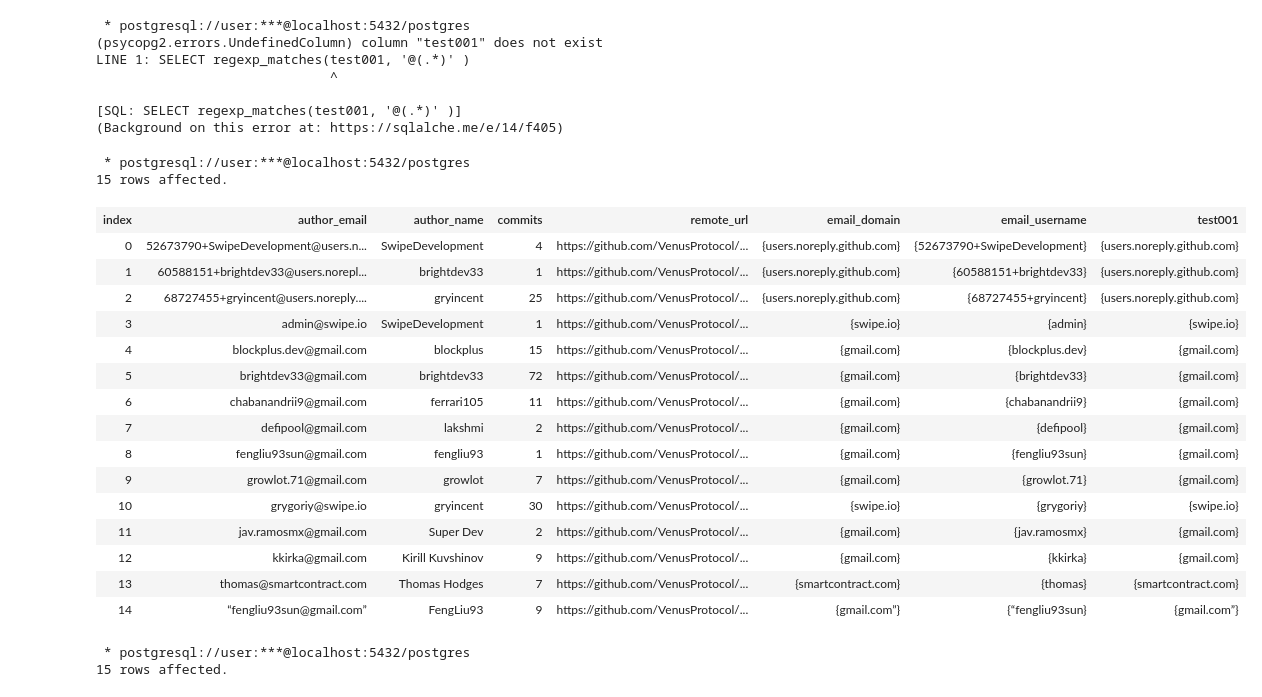
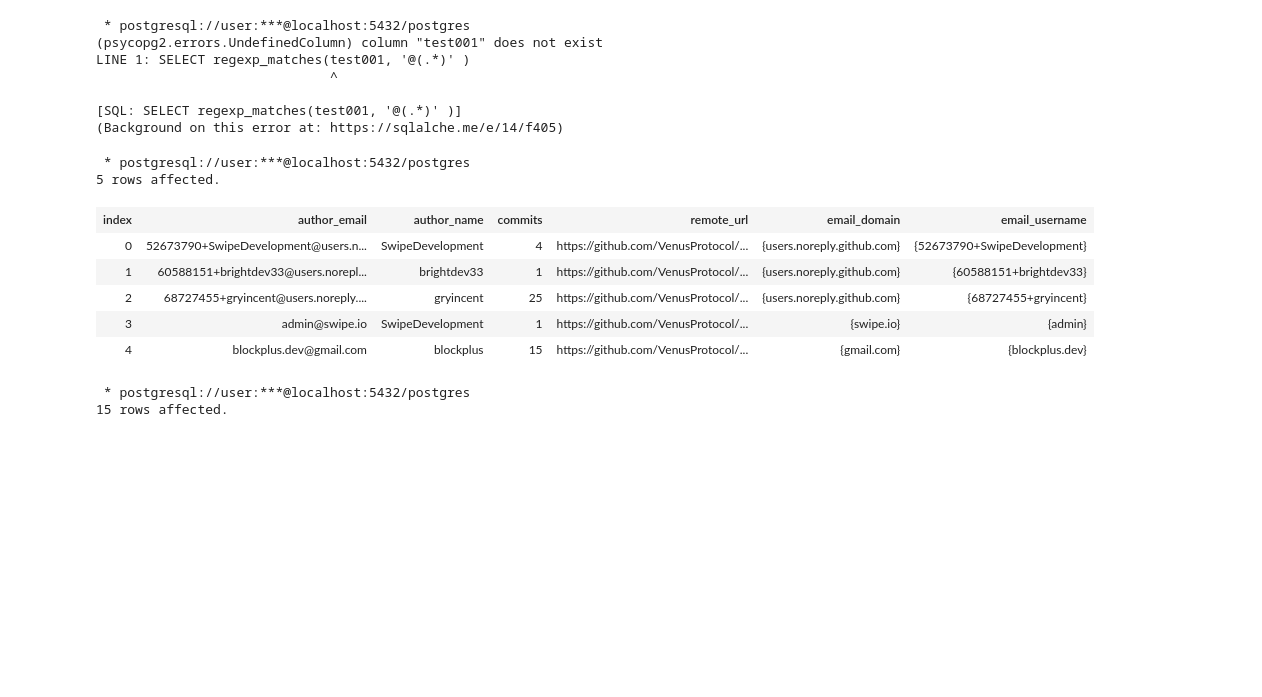
Before and after one commit to dentropy/udacity-capstone, a Jupyter notebook: sql_practice.ipynb, the cells around one changed output. Cells and saved outputs as stored; diff of their text form; code cells hidden in the pictures; blank space fills up the shorter version.

```diff
--- a/sql_practice.ipynb
+++ b/sql_practice.ipynb
@@ -133,26 +123,16 @@ LINE 1: SELECT regexp_matches(test001, '@(.*)' )
 (Background on this error at: https://sqlalche.me/e/14/f405)
 # %%
 %%sql
-SELECT * FROM test_git_metadata;
+SELECT * FROM test_git_metadata limit(5);
 # %% [output]
  * postgresql://user:***@localhost:5432/postgres
-15 rows affected.
+5 rows affected.
-| index | author_email | author_name | commits | remote_url | email_domain | email_username | test001 |
-| 0 | 52673790+SwipeDevelopment@users.n... | SwipeDevelopment | 4 | https://github.com/VenusProtocol/... | {users.noreply.github.com} | {52673790+SwipeDevelopment} | {users.noreply.github.com} |
-| 1 | 60588151+brightdev33@users.norepl... | brightdev33 | 1 | https://github.com/VenusProtocol/... | {users.noreply.github.com} | {60588151+brightdev33} | {users.noreply.github.com} |
-| 2 | 68727455+gryincent@users.noreply.... | gryincent | 25 | https://github.com/VenusProtocol/... | {users.noreply.github.com} | {68727455+gryincent} | {users.noreply.github.com} |
-| 3 | admin@swipe.io | SwipeDevelopment | 1 | https://github.com/VenusProtocol/... | {swipe.io} | {admin} | {swipe.io} |
-| 4 | blockplus.dev@gmail.com | blockplus | 15 | https://github.com/VenusProtocol/... | {gmail.com} | {blockplus.dev} | {gmail.com} |
-| 5 | brightdev33@gmail.com | brightdev33 | 72 | https://github.com/VenusProtocol/... | {gmail.com} | {brightdev33} | {gmail.com} |
-| 6 | chabanandrii9@gmail.com | ferrari105 | 11 | https://github.com/VenusProtocol/... | {gmail.com} | {chabanandrii9} | {gmail.com} |
-| 7 | defipool@gmail.com | lakshmi | 2 | https://github.com/VenusProtocol/... | {gmail.com} | {defipool} | {gmail.com} |
-| 8 | fengliu93sun@gmail.com | fengliu93 | 1 | https://github.com/VenusProtocol/... | {gmail.com} | {fengliu93sun} | {gmail.com} |
-| 9 | growlot.71@gmail.com | growlot | 7 | https://github.com/VenusProtocol/... | {gmail.com} | {growlot.71} | {gmail.com} |
-| 10 | grygoriy@swipe.io | gryincent | 30 | https://github.com/VenusProtocol/... | {swipe.io} | {grygoriy} | {swipe.io} |
-| 11 | jav.ramosmx@gmail.com | Super Dev | 2 | https://github.com/VenusProtocol/... | {gmail.com} | {jav.ramosmx} | {gmail.com} |
-| 12 | kkirka@gmail.com | Kirill Kuvshinov | 9 | https://github.com/VenusProtocol/... | {gmail.com} | {kkirka} | {gmail.com} |
-| 13 | thomas@smartcontract.com | Thomas Hodges | 7 | https://github.com/VenusProtocol/... | {smartcontract.com} | {thomas} | {smartcontract.com} |
-| 14 | “fengliu93sun@gmail.com” | FengLiu93 | 9 | https://github.com/VenusProtocol/... | {gmail.com”} | {“fengliu93sun} | {gmail.com”} |
+| index | author_email | author_name | commits | remote_url | email_domain | email_username |
+| 0 | 52673790+SwipeDevelopment@users.n... | SwipeDevelopment | 4 | https://github.com/VenusProtocol/... | {users.noreply.github.com} | {52673790+SwipeDevelopment} |
+| 1 | 60588151+brightdev33@users.norepl... | brightdev33 | 1 | https://github.com/VenusProtocol/... | {users.noreply.github.com} | {60588151+brightdev33} |
+| 2 | 68727455+gryincent@users.noreply.... | gryincent | 25 | https://github.com/VenusProtocol/... | {users.noreply.github.com} | {68727455+gryincent} |
+| 3 | admin@swipe.io | SwipeDevelopment | 1 | https://github.com/VenusProtocol/... | {swipe.io} | {admin} |
+| 4 | blockplus.dev@gmail.com | blockplus | 15 | https://github.com/VenusProtocol/... | {gmail.com} | {blockplus.dev} |
 # %%
 %%sql
 SELECT (SELECT regexp_matches(author_email, '([^@]+)'  )) FROM test_git_metadata;
```
Also changed, not shown: parts of 9 cells of this notebook, 1 other file.
